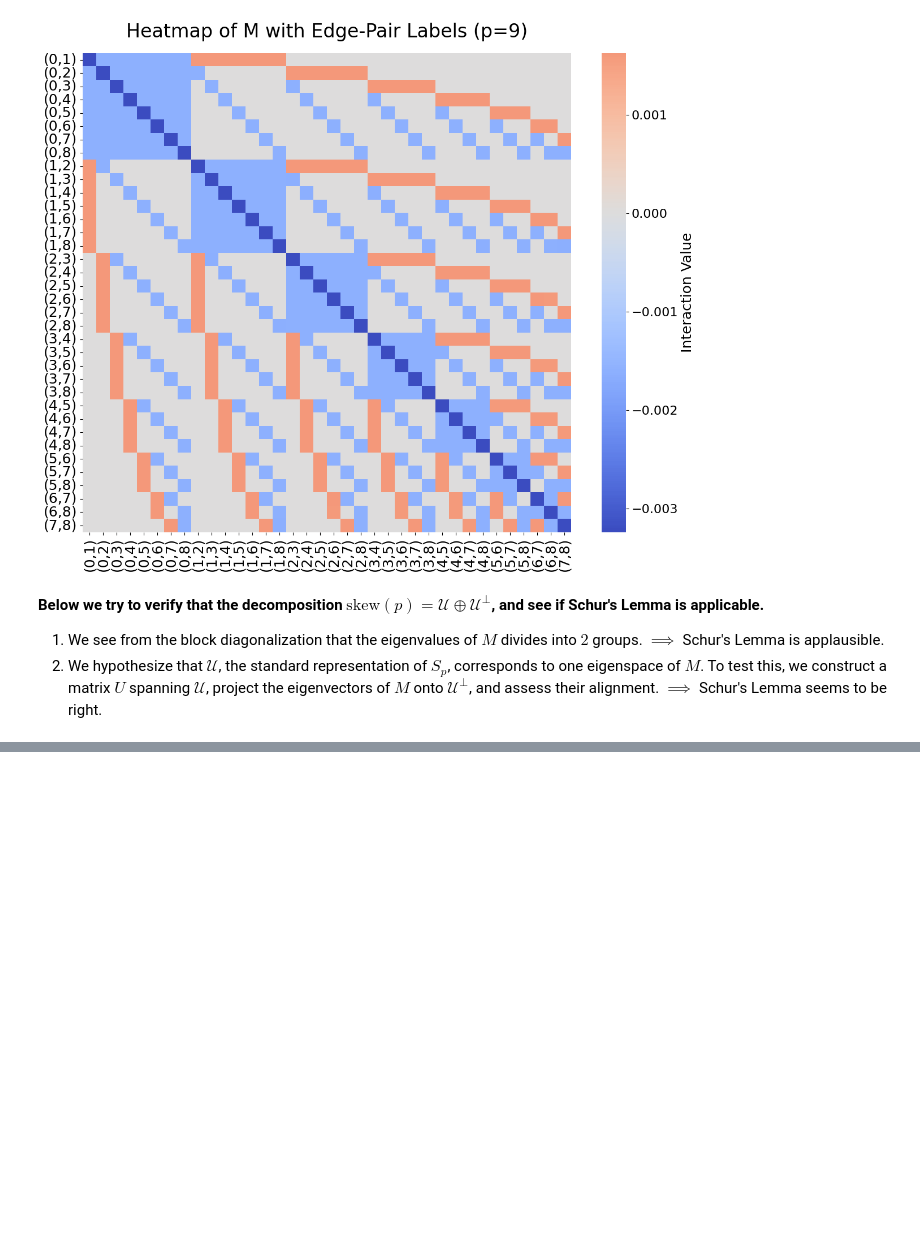
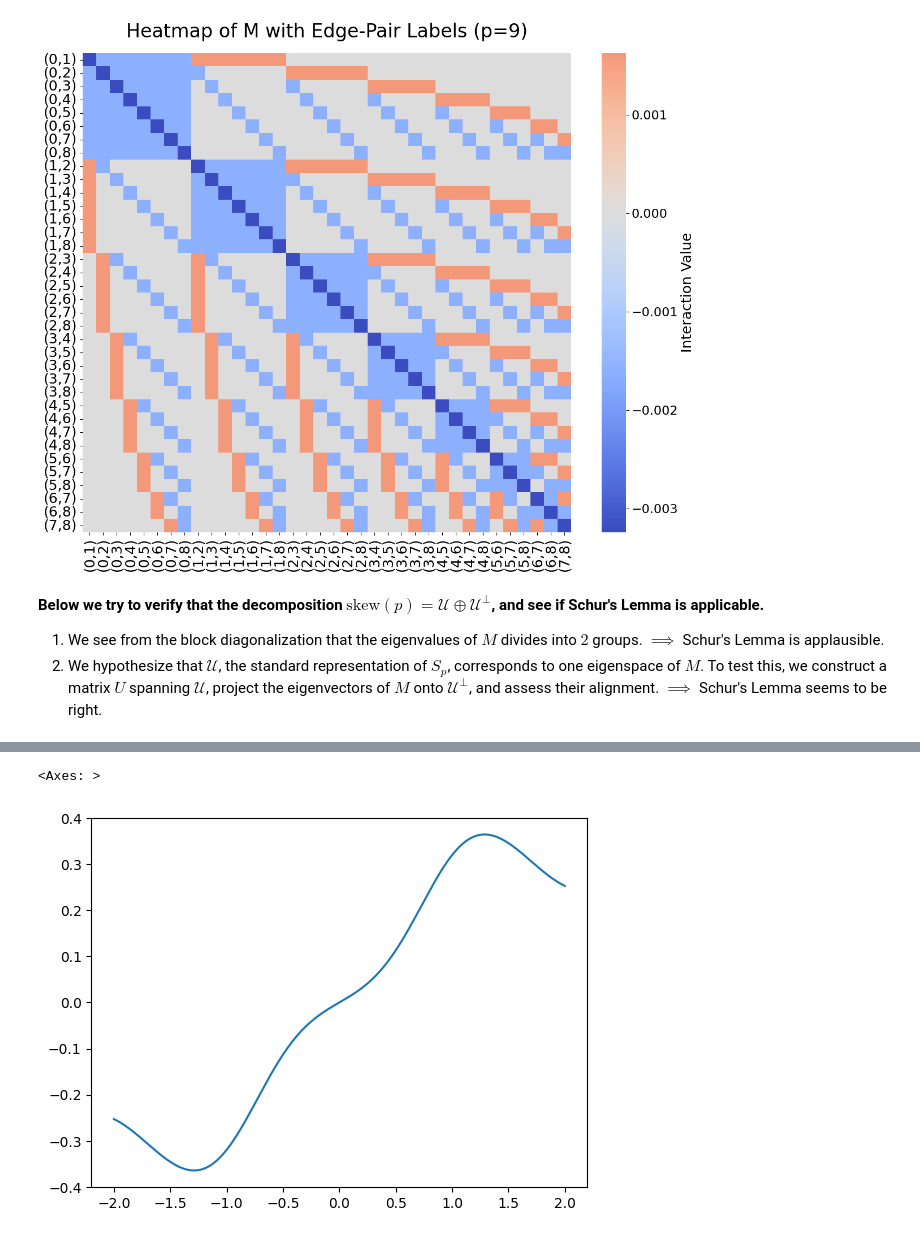
Before and after one commit to Shiwen-Yang/SCOPE, a Jupyter notebook: R_Hess_properties.ipynb, the cells around one changed output, grey strips where cells are left out. Cells and saved outputs as stored; diff of their text form; code cells hidden in the pictures; blank space fills up the shorter version.

```diff
--- a/R_Hess_properties.ipynb
+++ b/R_Hess_properties.ipynb
@@ -147,0 +262,9 @@ Residuals of Q_top outside skew-flow space: tensor([0.9651, 0.9990, 0.9376, 0.99
+# %%
+theta_J = []
+for t in theta:
+    theta_J.append(jacobian(loss_wrt_theta, t))
+theta_J = torch.stack(theta_J)
+sns.lineplot(x = theta.cpu().numpy(), y = theta_J.cpu().numpy())
+# %% [output]
+<Axes: >
+[figure, added]
```
Also changed, not shown: parts of 14 cells of this notebook, 1 other file.
